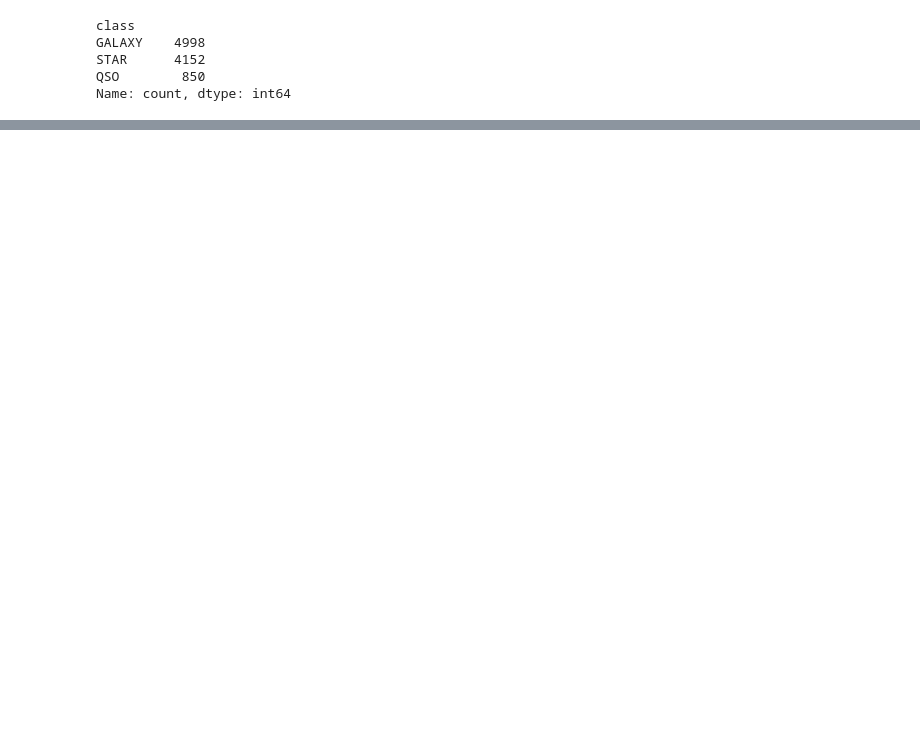
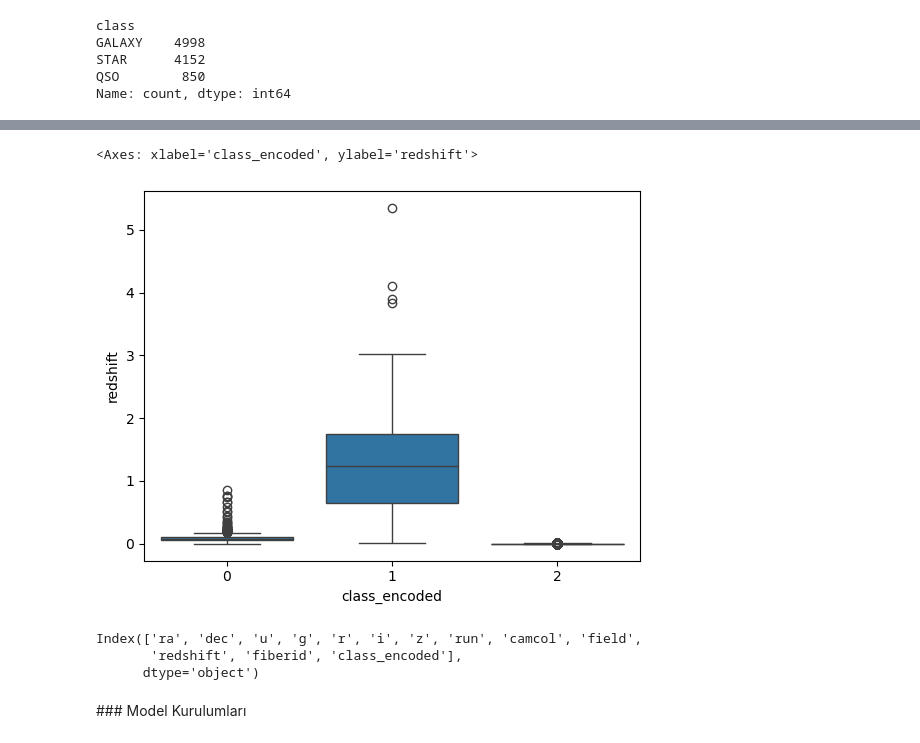
Before and after one commit to fatihsavaskurt/ML, a Jupyter notebook: XGBoostClassifier.ipynb, the cells around one changed output, grey strips where cells are left out. Saved outputs shown, nothing was run; the diff lists cells and outputs as text; code cells hidden in the pictures; blank space fills up the shorter version.

```diff
--- a/XGBoostClassifier.ipynb
+++ b/XGBoostClassifier.ipynb
@@ -92,0 +153,5 @@ sns.heatmap(df.corr())
+# %%
+sns.boxplot(data=df, x="class_encoded", y="redshift")
+# %% [output]
+<Axes: xlabel='class_encoded', ylabel='redshift'>
+[figure, added]
@@ -92,0 +160,6 @@ sns.heatmap(df.corr())
+# %%
+df.columns
+# %% [output]
+Index(['ra', 'dec', 'u', 'g', 'r', 'i', 'z', 'run', 'camcol', 'field',
+       'redshift', 'fiberid', 'class_encoded'],
+      dtype='object')
@@ -92,0 +168,2 @@ sns.heatmap(df.corr())
+# %% [markdown]
+### Model Kurulumları
```
Also changed, not shown: parts of 54 cells of this notebook.
